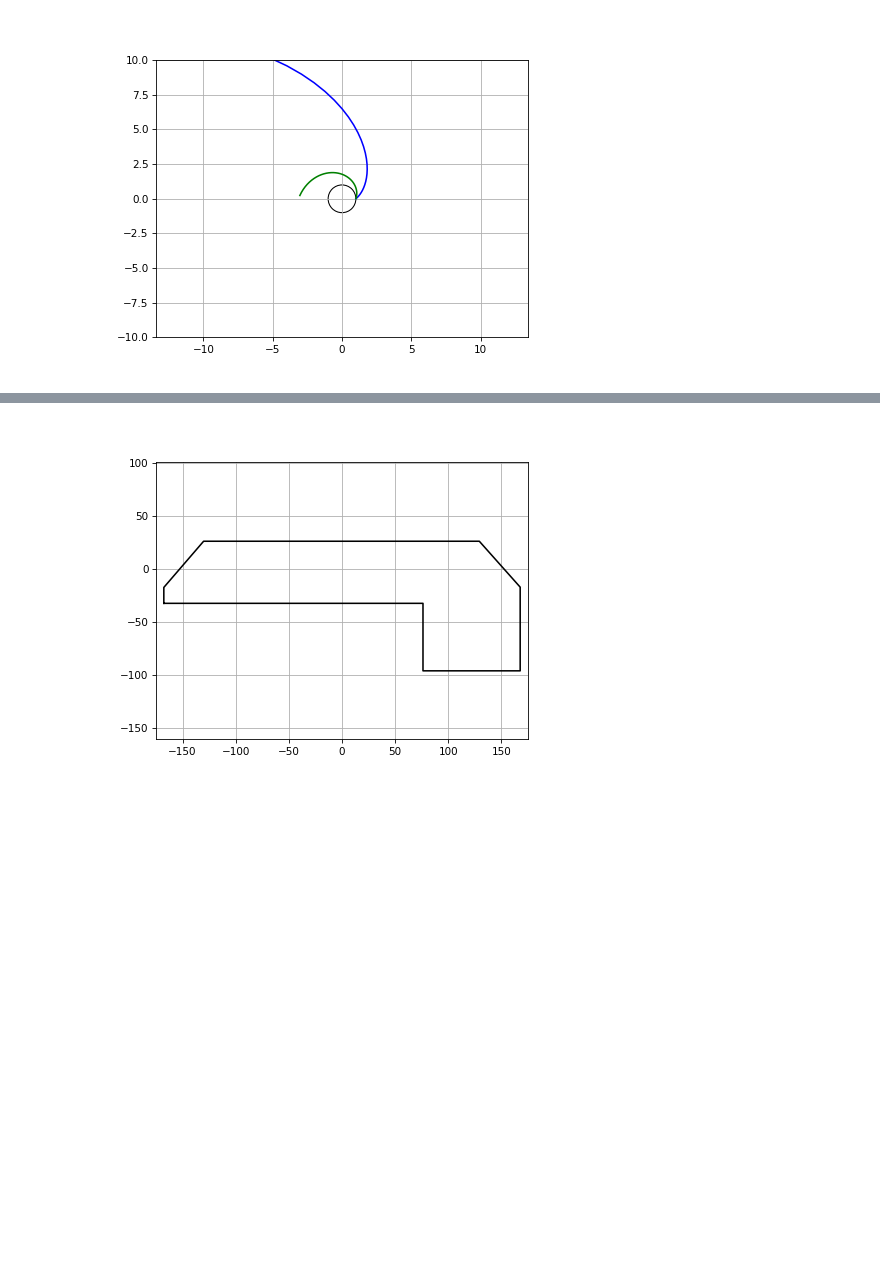
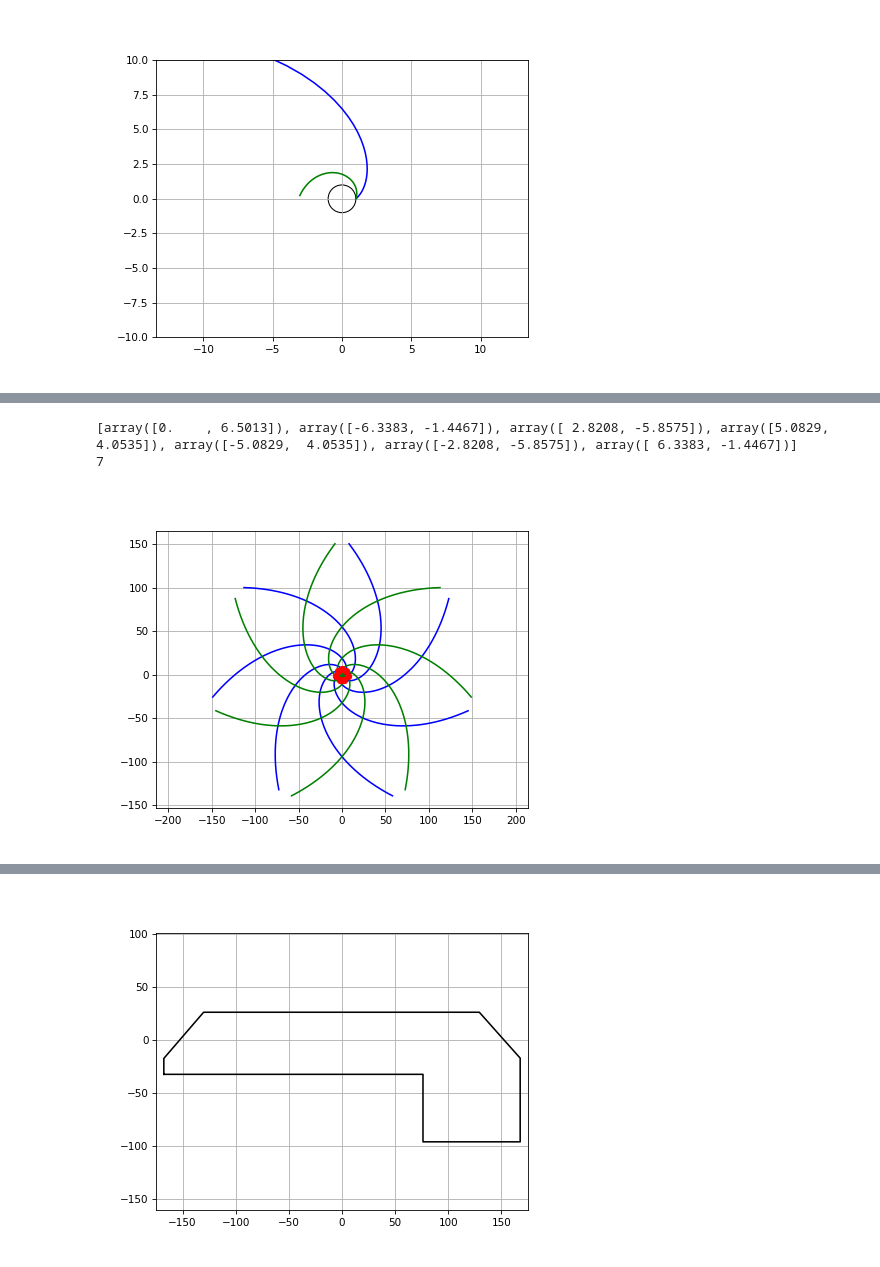
Before and after one commit to G-IV/Log-Spiral-Pattern, a Jupyter notebook: Log Spiral Jupyter Notebook.ipynb, the cells around one changed output, grey strips where cells are left out. Cells and saved outputs as stored; diff of their text form; code cells hidden in the pictures; blank space fills up the shorter version.

```diff
--- a/Log Spiral Jupyter Notebook.ipynb
+++ b/Log Spiral Jupyter Notebook.ipynb
@@ -440,0 +544,29 @@ def r_prime(i, rotation=0):
+# %%
+#------------------------------------------------------------
+#
+#   Find the set of points shared by 2 or more lines
+#
+#   Remember that curves never interect the non-mirrored
+#   curves, so we don't have to check each curve all curves
+#
+#------------------------------------------------------------
+
+fig, matching_points = plt.subplots()
+# plt.rcParams['figure.dpi'] = 75 # Set this to make the plot bigger
+matching_points.axis('equal') # Set the aspect ratio of the plot to be equal
+matching_points.grid(True) # Turn on the grid
+# matching_points.set_xlim(-8, 8) # Set the limits of the plot
+# matching_points.set_ylim(-8, 8) # Set the limits of the plot
+
+curve_set = generate_curves(7, 135)
+plot_curves(curve_set, matching_points)
+
+intersections = find_curve_intersections_by_array(curve_set)
+print(intersections)
+print(len(intersections))
+for intersection in intersections:
+    matching_points.plot(intersection[0], intersection[1], 'ro')
+# %% [output]
+[array([0.    , 6.5013]), array([-6.3383, -1.4467]), array([ 2.8208, -5.8575]), array([5.0829, 4.0535]), array([-5.0829,  4.0535]), array([-2.8208, -5.8575]), array([ 6.3383, -1.4467])]
+7
+[figure, added]
```
Also changed, not shown: parts of 8 cells of this notebook.
